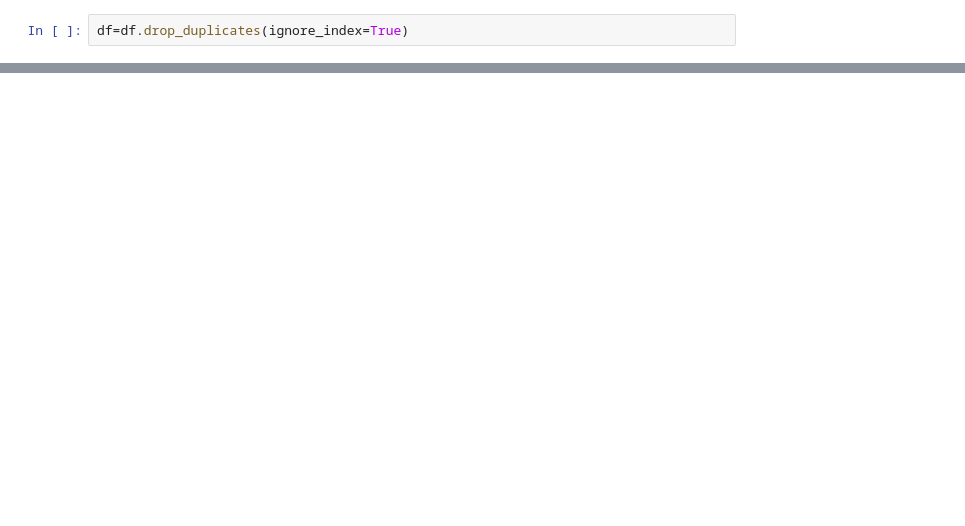
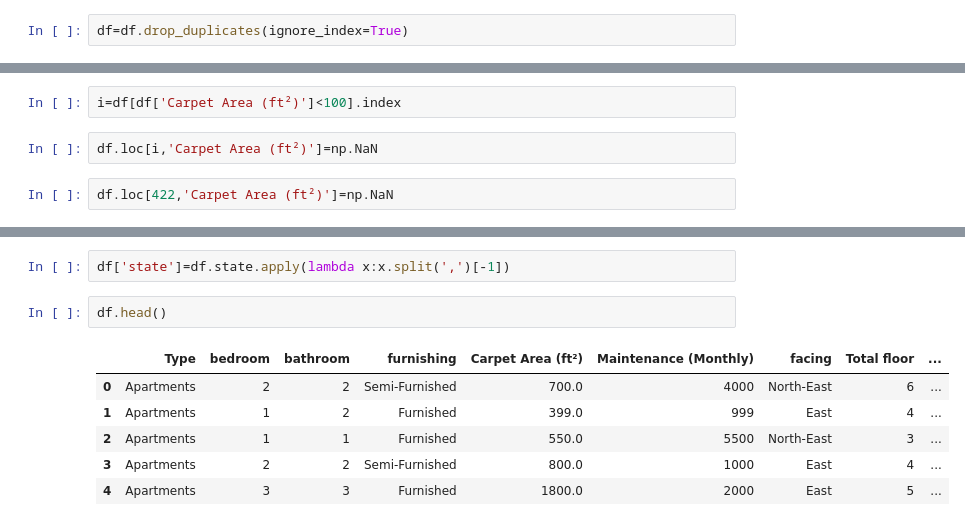
Before and after one commit to m-wasim/datascience_salary, a Jupyter notebook: notebooks/data_cleaning.ipynb, the cells around one changed output, grey strips where cells are left out. Drawn from its saved outputs; the diff is of its cells as text; blank space fills up the shorter version.

```diff
--- a/notebooks/data_cleaning.ipynb
+++ b/notebooks/data_cleaning.ipynb
@@ -109,0 +268,6 @@ df.bedroom.value_counts()
+# %%
+i=df[df['Carpet Area (ft²)']<100].index
+# %%
+df.loc[i,'Carpet Area (ft²)']=np.NaN
+# %%
+df.loc[422,'Carpet Area (ft²)']=np.NaN
@@ -109,0 +279,11 @@ df.bedroom.value_counts()
+# %%
+df['state']=df.state.apply(lambda x:x.split(',')[-1])
+# %%
+df.head()
+# %% [output]
+|  | Type | bedroom | bathroom | furnishing | Carpet Area (ft²) | Maintenance (Monthly) | facing | Total floor | ... |
+| 0 | Apartments | 2 | 2 | Semi-Furnished | 700.0 | 4000 | North-East | 6 | ... |
+| 1 | Apartments | 1 | 2 | Furnished | 399.0 | 999 | East | 4 | ... |
+| 2 | Apartments | 1 | 1 | Furnished | 550.0 | 5500 | North-East | 3 | ... |
+| 3 | Apartments | 2 | 2 | Semi-Furnished | 800.0 | 1000 | East | 4 | ... |
+| 4 | Apartments | 3 | 3 | Furnished | 1800.0 | 2000 | East | 5 | ... |
```
Also changed, not shown: parts of 51 cells of this notebook, 3 other files.
